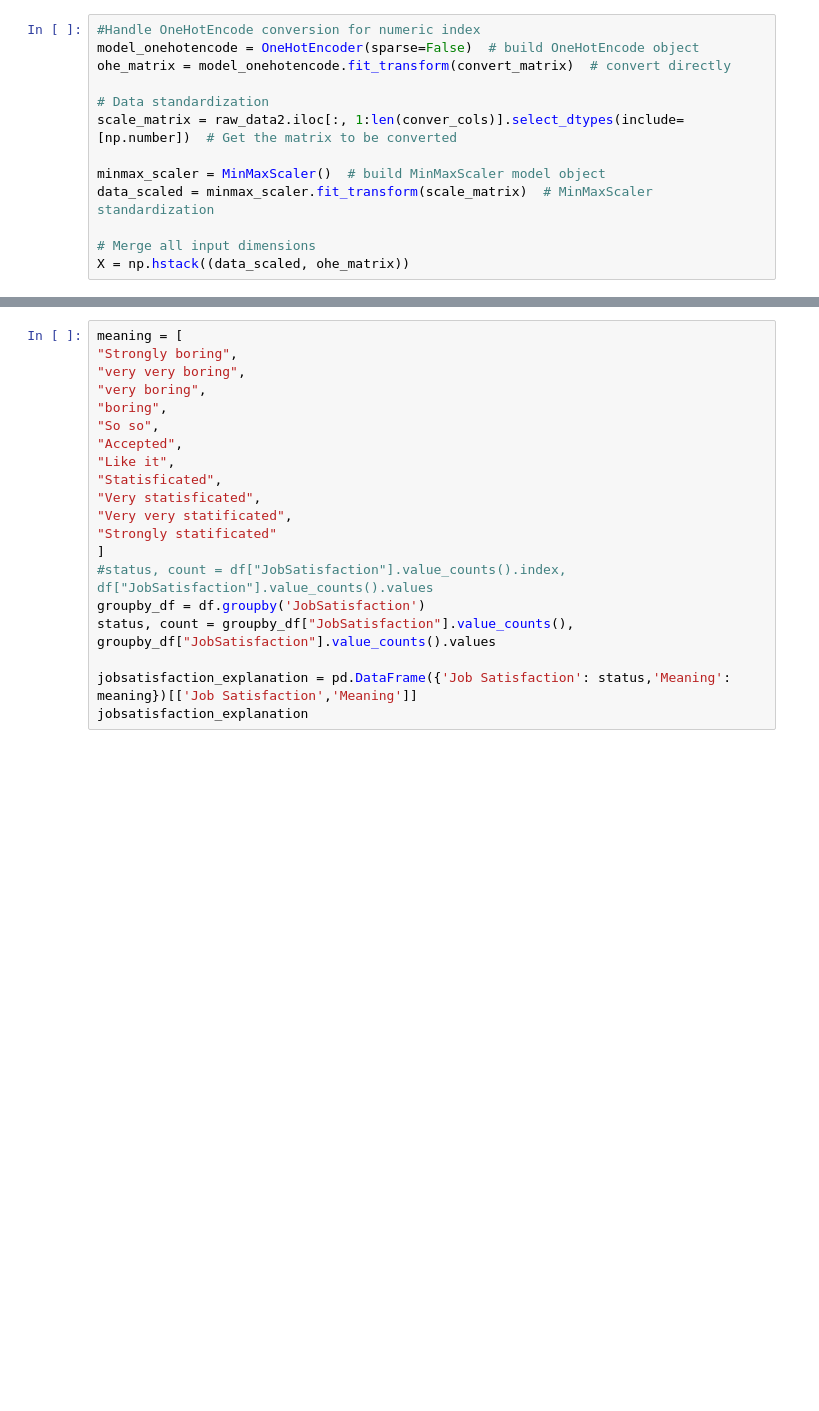
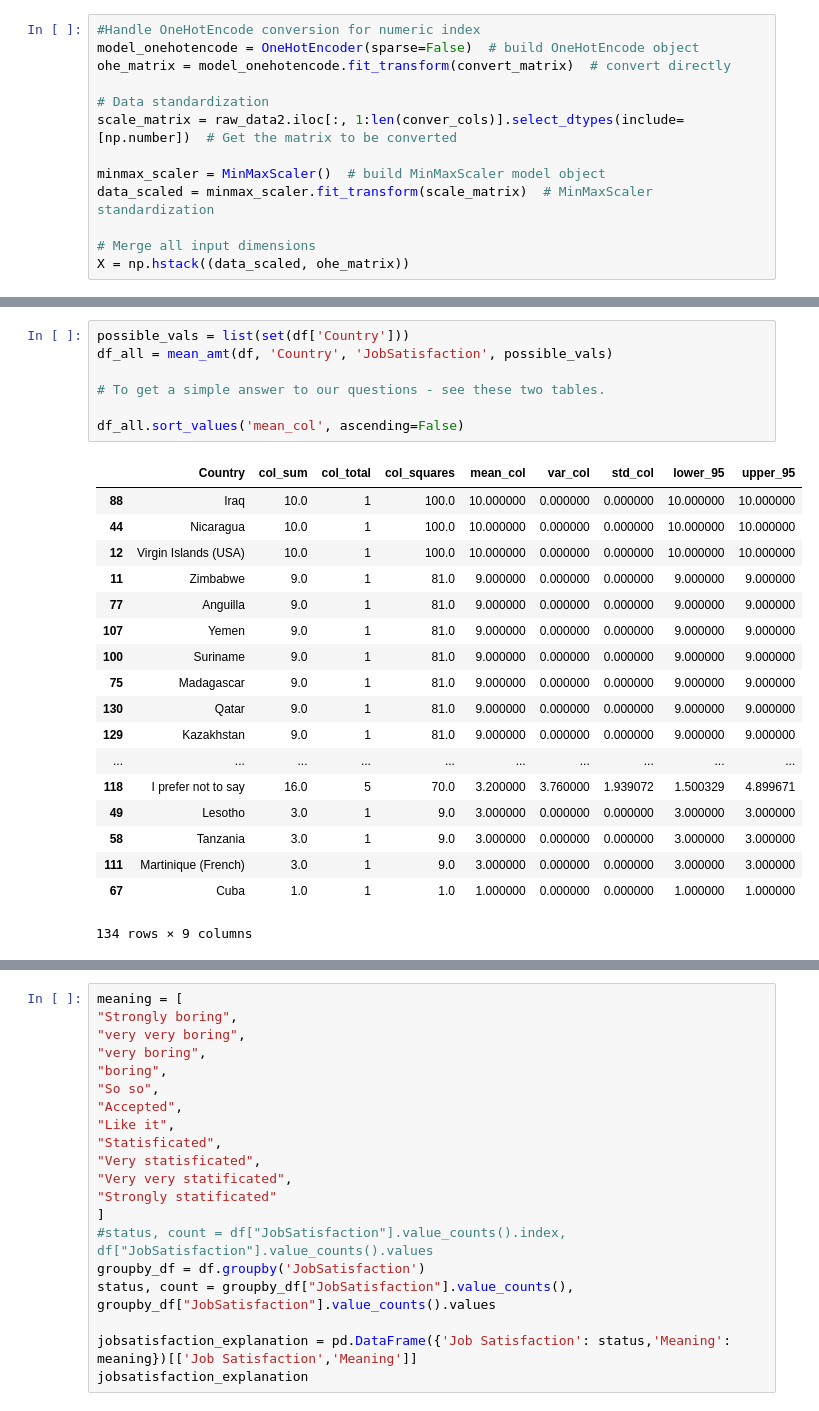
Before and after one commit to JerrySmithLu/Data-sciences, a Jupyter notebook: My first project I.ipynb, the cells around one changed output, grey strips where cells are left out. Drawn from its saved outputs; the diff is of its cells as text; blank space fills up the shorter version.

```diff
--- a/My first project I.ipynb
+++ b/My first project I.ipynb
@@ -197,0 +282,26 @@ df[fico_columns].plot.hist(alpha=0.5,bins=20);
+# %%
+possible_vals = list(set(df['Country']))
+df_all = mean_amt(df, 'Country', 'JobSatisfaction', possible_vals)
+
+# To get a simple answer to our questions - see these two tables.
+
+df_all.sort_values('mean_col', ascending=False)
+# %% [output]
+|  | Country | col_sum | col_total | col_squares | mean_col | var_col | std_col | lower_95 | upper_95 |
+| 88 | Iraq | 10.0 | 1 | 100.0 | 10.000000 | 0.000000 | 0.000000 | 10.000000 | 10.000000 |
+| 44 | Nicaragua | 10.0 | 1 | 100.0 | 10.000000 | 0.000000 | 0.000000 | 10.000000 | 10.000000 |
+| 12 | Virgin Islands (USA) | 10.0 | 1 | 100.0 | 10.000000 | 0.000000 | 0.000000 | 10.000000 | 10.000000 |
+| 11 | Zimbabwe | 9.0 | 1 | 81.0 | 9.000000 | 0.000000 | 0.000000 | 9.000000 | 9.000000 |
+| 77 | Anguilla | 9.0 | 1 | 81.0 | 9.000000 | 0.000000 | 0.000000 | 9.000000 | 9.000000 |
+| 107 | Yemen | 9.0 | 1 | 81.0 | 9.000000 | 0.000000 | 0.000000 | 9.000000 | 9.000000 |
+| 100 | Suriname | 9.0 | 1 | 81.0 | 9.000000 | 0.000000 | 0.000000 | 9.000000 | 9.000000 |
+| 75 | Madagascar | 9.0 | 1 | 81.0 | 9.000000 | 0.000000 | 0.000000 | 9.000000 | 9.000000 |
+| 130 | Qatar | 9.0 | 1 | 81.0 | 9.000000 | 0.000000 | 0.000000 | 9.000000 | 9.000000 |
+| 129 | Kazakhstan | 9.0 | 1 | 81.0 | 9.000000 | 0.000000 | 0.000000 | 9.000000 | 9.000000 |
+| ... | ... | ... | ... | ... | ... | ... | ... | ... | ... |
+| 118 | I prefer not to say | 16.0 | 5 | 70.0 | 3.200000 | 3.760000 | 1.939072 | 1.500329 | 4.899671 |
+| 49 | Lesotho | 3.0 | 1 | 9.0 | 3.000000 | 0.000000 | 0.000000 | 3.000000 | 3.000000 |
+| 58 | Tanzania | 3.0 | 1 | 9.0 | 3.000000 | 0.000000 | 0.000000 | 3.000000 | 3.000000 |
+| 111 | Martinique (French) | 3.0 | 1 | 9.0 | 3.000000 | 0.000000 | 0.000000 | 3.000000 | 3.000000 |
+| 67 | Cuba | 1.0 | 1 | 1.0 | 1.000000 | 0.000000 | 0.000000 | 1.000000 | 1.000000 |
+134 rows × 9 columns
```
Also changed, not shown: parts of 8 cells of this notebook.
